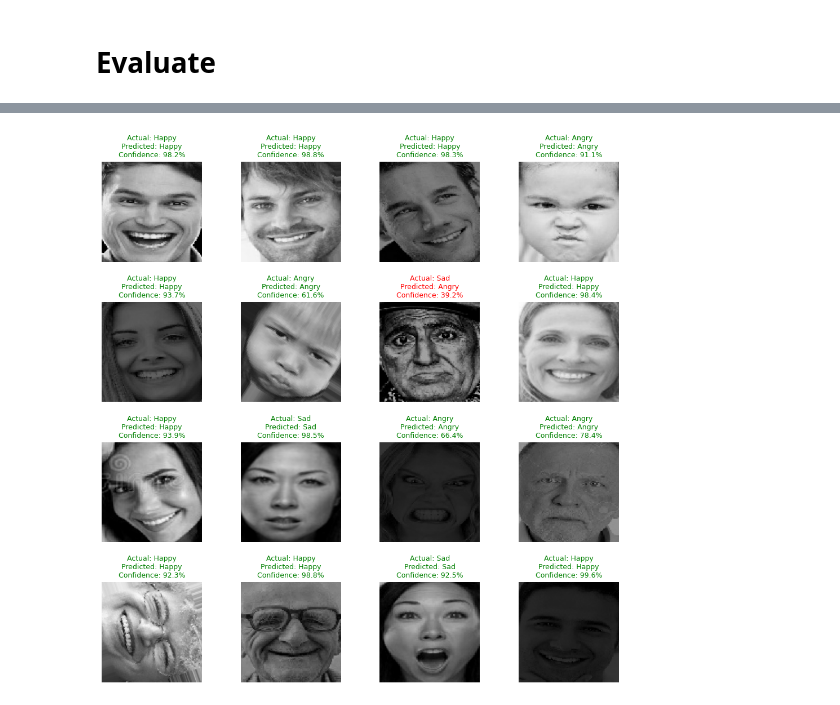
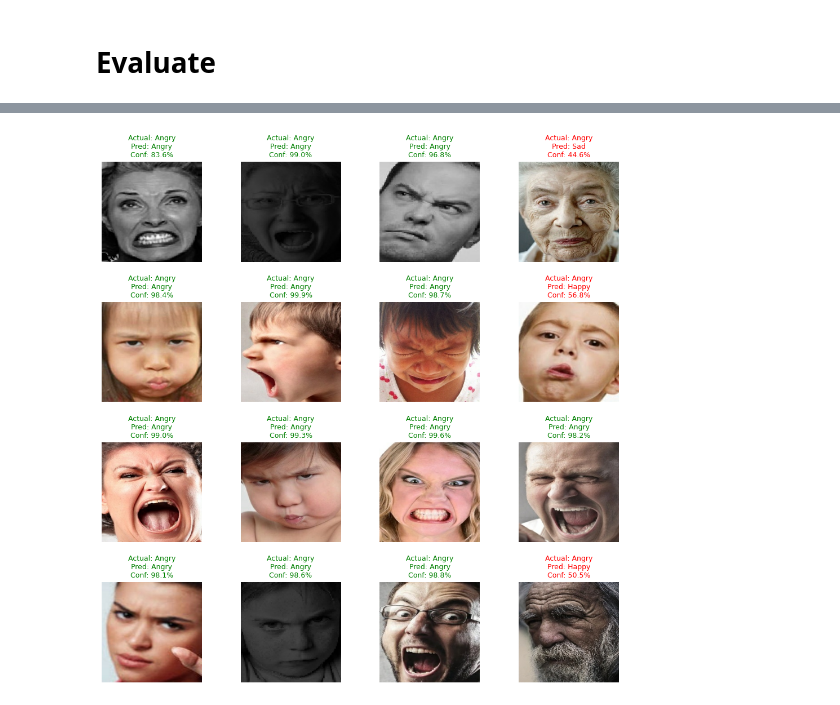
Before and after one commit to Arestokratt/Human_Emotion_Detections_CV, a Jupyter notebook: human_detection_CV.ipynb, the cells around one changed output, grey strips where cells are left out. Cells and saved outputs as stored; diff of their text form; code cells hidden in the pictures.

```diff
--- a/human_detection_CV.ipynb
+++ b/human_detection_CV.ipynb
@@ -217,7 +227,7 @@ model.compile(
 history2 = model.fit(
     train_ds_augmented,
     validation_data=val_ds,
-    epochs=20,
+    epochs=25,
     callbacks=[
         ModelCheckpoint("best_model.keras", save_best_only=True, monitor="val_loss"),
         EarlyStopping(monitor="val_loss", patience=3, restore_best_weights=True),
@@ -253,7 +265,18 @@ Test Accuracy: 0.8687444925308228
 # %%
-y_true = np.concatenate([y for _, y in test_ds], axis=0)
-preds = model.predict(test_ds, verbose=0)
-y_pred = np.argmax(preds, axis=1)
+class_names = ['Angry', 'Happy', 'Sad', 'Surprise']
+all_preds = []
+all_labels = []
+
+for images, labels in test_ds:
+    preds = model.predict(images, verbose=0)
+    all_preds.append(preds)
+    all_labels.append(labels.numpy())
+
+all_preds = np.concatenate(all_preds, axis=0)
+all_labels = np.concatenate(all_labels, axis=0)
+
+y_true = all_labels
+y_pred = np.argmax(all_preds, axis=1)
 
 cm = confusion_matrix(y_true, y_pred)
 plt.figure(figsize=(6, 5))
@@ -283,47 +309,34 @@ weighted avg     0.8714    0.8687    0.8677      2278
 # %%
-import matplotlib.pyplot as plt
-import numpy as np
-import tensorflow as tf
+def plot_actual_vs_predicted_batchwise(model, dataset, class_names, num_samples=16):
+    for images, labels in dataset.take(1):
+        preds = model.predict(images, verbose=0)
+        images, labels, preds = images[:num_samples], labels[:num_samples], preds[:num_samples]
 
-def plot_actual_vs_predicted_full_multiclass(model, dataset, class_names, num_samples=16):
-    # Collect all images and labels from the dataset
-    all_images = []
-    all_labels = []
-    for images, labels in dataset:
-        all_images.append(images)
-        all_labels.append(labels)
-    all_images = tf.concat(all_images, axis=0).numpy()
-    all_labels = tf.concat(all_labels, axis=0).numpy()
+        rows = cols = int(np.ceil(np.sqrt(num_samples)))
+        fig, axes = plt.subplots(rows, cols, figsize=(12, 12))
+        axes = axes.flatten()
 
-    # Randomly select samples
-    idxs = np.random.choice(len(all_images), num_samples, replace=False)
-    sampled_images = all_images[idxs]
-    sampled_labels = all_labels[idxs]
+        pred_labels = np.argmax(preds, axis=1)
 
-    rows = cols = int(np.ceil(np.sqrt(num_samples)))
-    fig, axes = plt.subplots(rows, cols, figsize=(12, 12))
-    axes = axes.flatten()
+        for i in range(num_samples):
+            img = images[i].numpy().astype("uint8")
+            axes[i].imshow(img)
+            true_label = class_names[labels[i]]
+            predicted_label = class_names[pred_labels[i]]
+            confidence = preds[i][pred_labels[i]]
+            color = 'green' if labels[i] == pred_labels[i] else 'red'
+            axes[i].set_title(
+                f"Actual: {true_label}\nPred: {predicted_label}\nConf: {confidence*100:.1f}%",
+                fontsize=9, color=color
+            )
+            axes[i].axis('off')
 
-    preds = model.predict(sampled_images)
-    pred_labels = np.argmax(preds, axis=1)
+        for j in range(num_samples, len(axes)):
+            axes[j].axis('off')
 
-    for i in range(num_samples):
-        img = sampled_images[i].astype("uint8")
-        axes[i].imshow(img)
-        true_label = class_names[sampled_labels[i]]
-        predicted_label = class_names[pred_labels[i]]
-        confidence = preds[i][pred_labels[i]]
-        color = 'green' if sampled_labels[i] == pred_labels[i] else 'red'
-        axes[i].set_title(f"Actual: {true_label}\nPredicted: {predicted_label}\nConfidence: {confidence*100:.1f}%",
-                          fontsize=9, color=color)
-        axes[i].axis('off')
+        fig.subplots_adjust(wspace=0.3, hspace=0.4)
+        plt.show()
 
-    for j in range(num_samples, len(axes)):
-        axes[j].axis('off')
-
-    fig.subplots_adjust(wspace=0.3, hspace=0.4)
-    plt.show()
-
-class_names = ['Angry', 'Happy', 'Sad']
-plot_actual_vs_predicted_full_multiclass(model, test_ds, class_names, num_samples=16)
+class_names = ['Angry', 'Happy', 'Sad', 'Surprise']
+plot_actual_vs_predicted_batchwise(model, test_ds, class_names, num_samples=16)
 # %% [output]
@@ -333 +343 @@ plot_actual_vs_predicted_full_multiclass(model, test_ds, class_names, num_sample
-[figure, old version]
+[figure, new version]
```
Also changed, not shown: parts of 10 cells of this notebook.
